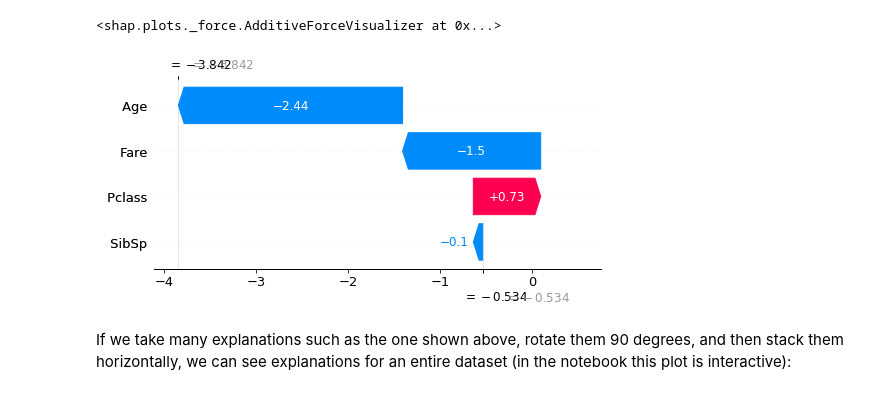
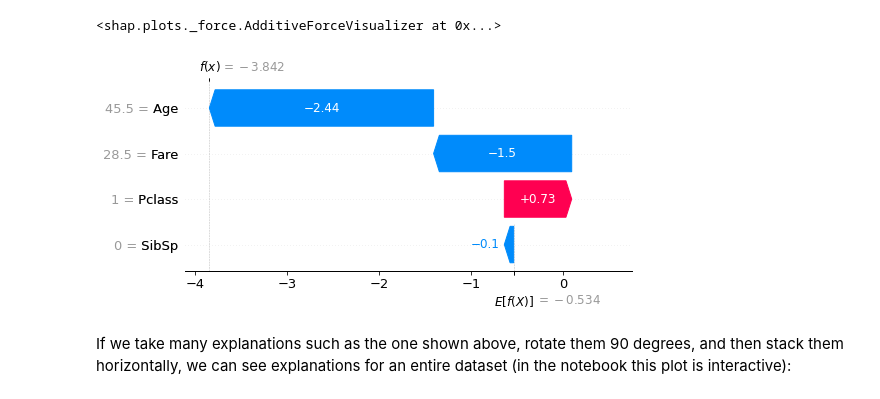
Before and after one commit to CDAC-lab/BUS5PR1-Analytics-Notebooks, a Jupyter notebook: 5_Explainable_AI.ipynb, the cells around one changed output. Drawn from its saved outputs; the diff is of its cells as text; code cells hidden in the pictures.

```diff
--- a/5_Explainable_AI.ipynb
+++ b/5_Explainable_AI.ipynb
@@ -308,4 +308,4 @@ import shap
 Create a shap explainer from gradient boosting model
 # %%
 explainer = shap.TreeExplainer(gbc_model)
-shap_values = explainer.shap_values(X_titanic_train)
+shap_values = explainer(X_titanic_train)
@@ -334,9 +336,9 @@ Name: 331, dtype: float64
 <shap.plots._force.AdditiveForceVisualizer at 0x...>
 # %%
 # visualize the prediction of given record id
-shap.plots._waterfall.waterfall_legacy(explainer.expected_value, shap_values[record_id], features = X_titanic_train.iloc[record_id,:])
+shap.plots.waterfall(shap_values[record_id])
 # %% [output]
-[figure, old version]
+[figure, new version]
 # %% [markdown]
 If we take many explanations such as the one shown above, rotate them 90 degrees, and then stack them horizontally, we can see explanations for an entire dataset (in the notebook this plot is interactive):
 # %%
```
Also changed, not shown: parts of 23 cells of this notebook.
